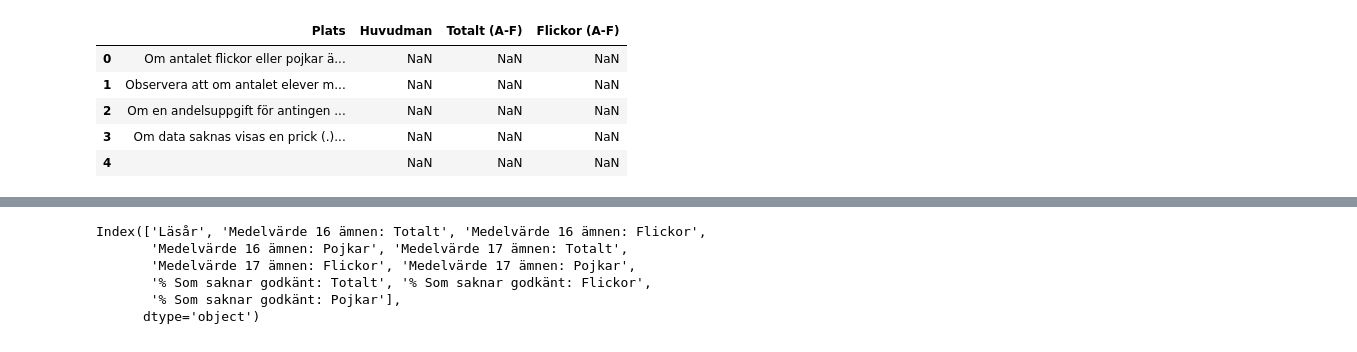
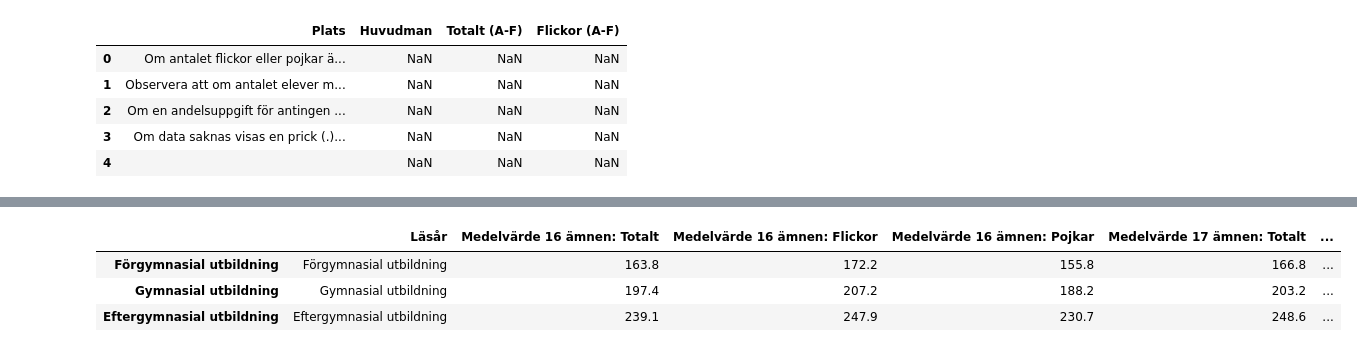
Before and after one commit to SandraAnder/Python-Sandra-Andersson-OPA23, a Jupyter notebook: Labb2/Laboration2.ipynb, the cells around one changed output, grey strips where cells are left out. Saved outputs shown, nothing was run; the diff lists cells and outputs as text; code cells hidden in the pictures.

```diff
--- a/Labb2/Laboration2.ipynb
+++ b/Labb2/Laboration2.ipynb
@@ -462,12 +454,10 @@ plt.show()
-# %%
-print(data_parents.columns)
-# %% [output]
-Index(['Läsår', 'Medelvärde 16 ämnen: Totalt', 'Medelvärde 16 ämnen: Flickor',
-       'Medelvärde 16 ämnen: Pojkar', 'Medelvärde 17 ämnen: Totalt',
-       'Medelvärde 17 ämnen: Flickor', 'Medelvärde 17 ämnen: Pojkar',
-       '% Som saknar godkänt: Totalt', '% Som saknar godkänt: Flickor',
-       '% Som saknar godkänt: Pojkar'],
-      dtype='object')
+# %%
+display(data_parents)
+# %% [output]
+|  | Läsår | Medelvärde 16 ämnen: Totalt | Medelvärde 16 ämnen: Flickor | Medelvärde 16 ämnen: Pojkar | Medelvärde 17 ämnen: Totalt | ... |
+| Förgymnasial utbildning | Förgymnasial utbildning | 163.8 | 172.2 | 155.8 | 166.8 | ... |
+| Gymnasial utbildning | Gymnasial utbildning | 197.4 | 207.2 | 188.2 | 203.2 | ... |
+| Eftergymnasial utbildning | Eftergymnasial utbildning | 239.1 | 247.9 | 230.7 | 248.6 | ... |
 # %%
 import matplotlib.pyplot as plt
 import pandas as pd
```
Also changed, not shown: parts of 5 cells of this notebook, 9 other files.
